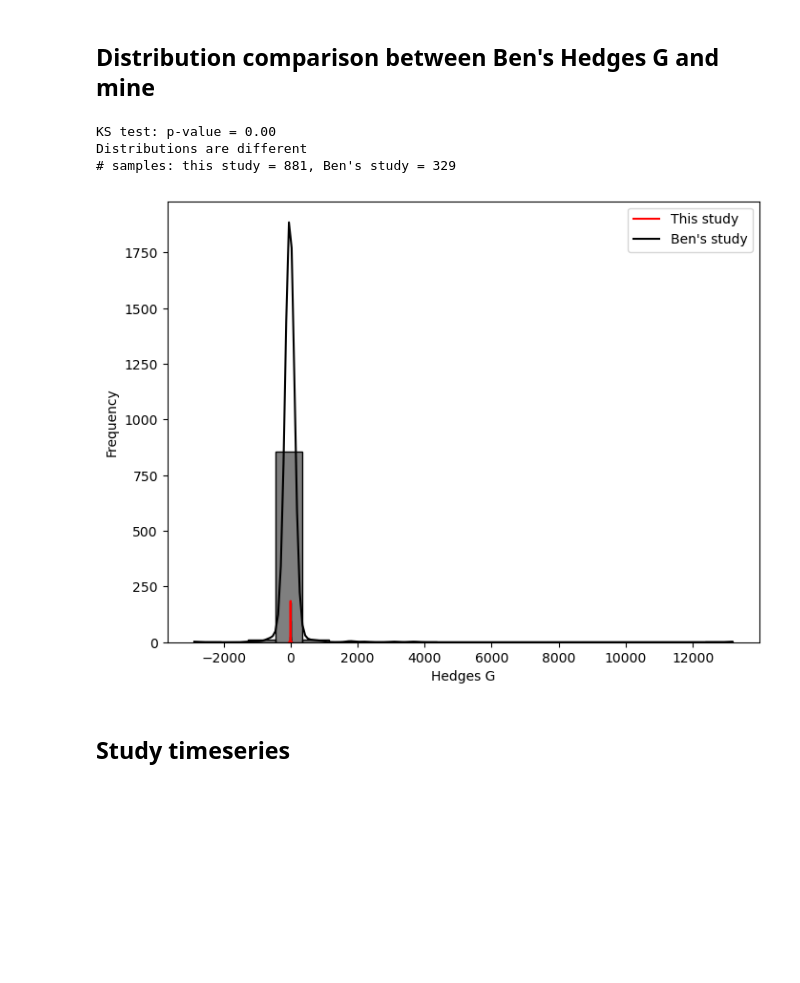
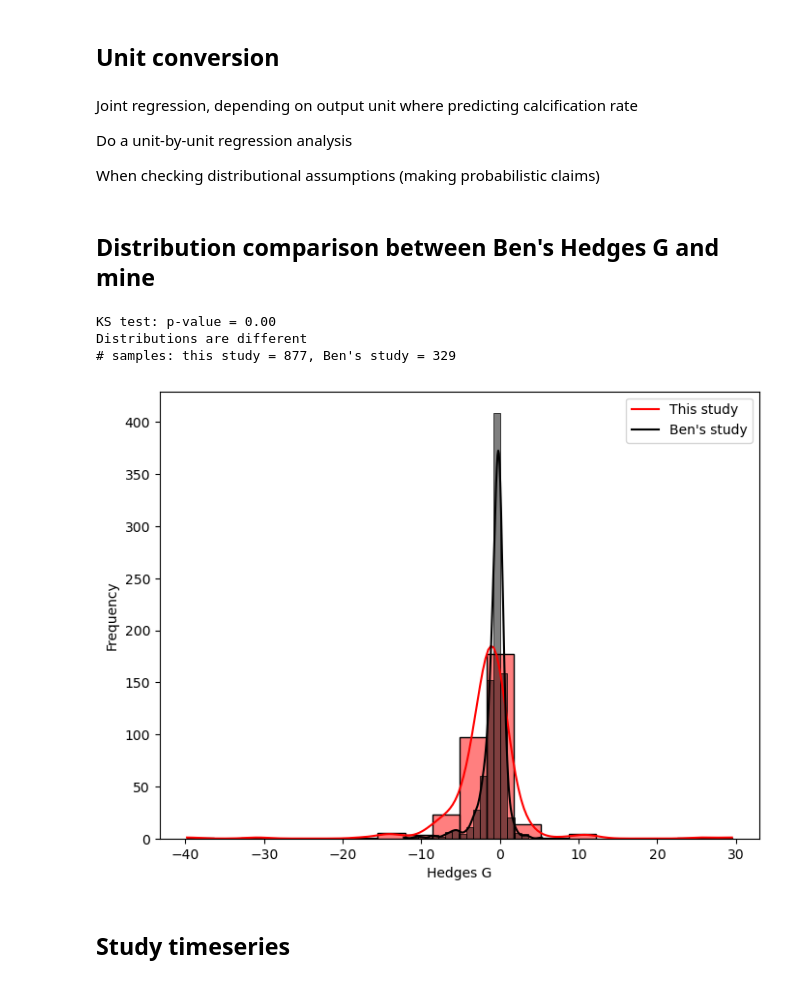
Before and after one commit to orlando-code/calc-rates, a Jupyter notebook: notebooks/initial.ipynb, the cells around one changed output. Saved outputs shown, nothing was run; the diff lists cells and outputs as text; code cells hidden in the pictures; blank space fills up the shorter version.

```diff
--- a/notebooks/initial.ipynb
+++ b/notebooks/initial.ipynb
@@ -94,0 +69,8 @@ np.int64(1644)
+# %% [markdown]
+## Unit conversion
+# %% [markdown]
+Joint regression, depending on output unit where predicting calcification rate
+
+Do a unit-by-unit regression analysis
+
+When checking distributional assumptions (making probabilistic claims)
@@ -96,7 +81,7 @@ np.int64(1644)
 ## Distribution comparison between Ben's Hedges G and mine
 # %%
 # read in all results
-results_fp = config.tmp_data_dir / 'results.csv'
+results_fp = config.tmp_data_dir / 'effect_sizes.csv'
 results_df = pd.read_csv(results_fp, index_col=0)
 # select phtot
 results_df = results_df[results_df['treatment'] == 'phtot']
@@ -104,38 +89,38 @@ results_df = results_df[results_df['treatment'] == 'phtot']
 # read in Ben's and concatenate
 adult_fp = config.meta_dir / 'adult_raw_data(in).csv'
 juvenile_fp = config.meta_dir / 'juvenile_raw_data(in).csv'
 
 bh_df = pd.concat([pd.read_csv(fp) for fp in [adult_fp, juvenile_fp]])
 
 # plot histogram of hedges_g values
 fig, ax = plt.subplots(1, 1, figsize=(8, 6))
 
 sns.histplot(bh_df['Hedges G'], bins=20, ax=ax, color='red', kde=True)
-sns.histplot(results_df['effect_size'], bins=20, ax=ax, color='black', kde=True)
+sns.histplot(results_df['hedges_g'], bins=20, ax=ax, color='black', kde=True)
 # format
 ax.set_xlabel('Hedges G')
 ax.set_ylabel('Frequency')
 ax.legend(['This study', 'Ben\'s study'])
 
 # smirnov test for distributional similarity
 from scipy.stats import ks_2samp
 # remove any nans
-results_df = results_df.dropna(subset=['effect_size'])
+results_df = results_df.dropna(subset=['hedges_g'])
 bh_df = bh_df.dropna(subset=['Hedges G'])
 
-ks_stats = ks_2samp(results_df['effect_size'], bh_df['Hedges G'])
+ks_stats = ks_2samp(results_df['hedges_g'], bh_df['Hedges G'])
 # interpret ks test
 print(f"KS test: p-value = {ks_stats.pvalue:.2f}")
 if ks_stats.pvalue > 0.05:
     print('Distributions are statistically similar')
 else:
     print('Distributions are different')
 print(f"# samples: this study = {len(results_df)}, Ben's study = {len(bh_df)}")
 # %% [output]
 KS test: p-value = 0.00
 Distributions are different
-# samples: this study = 881, Ben's study = 329
+# samples: this study = 877, Ben's study = 329
-[figure, old version]
+[figure, new version]
 # %% [markdown]
 ## Study timeseries
 # %%
```
Also changed, not shown: parts of 39 cells of this notebook.
